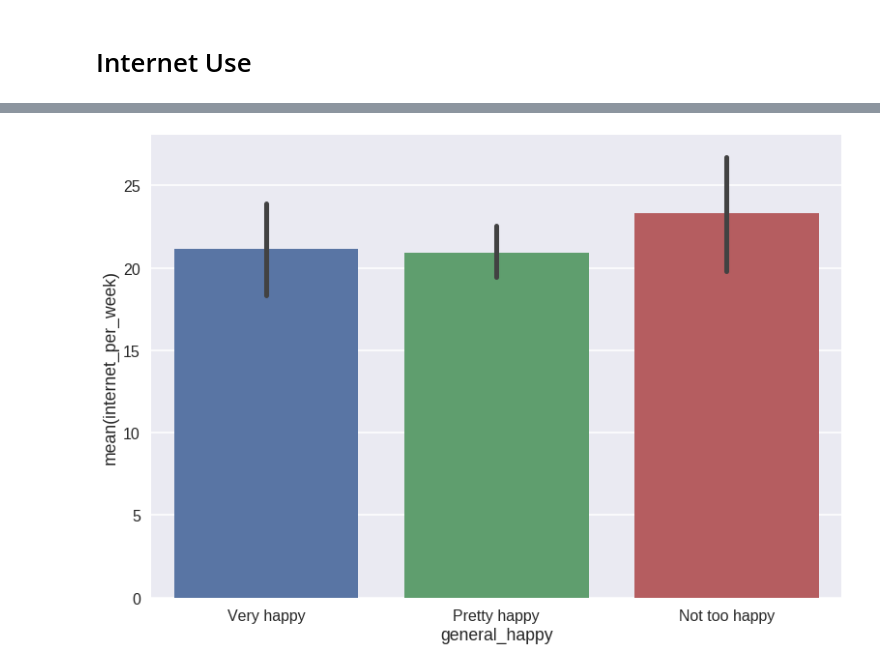
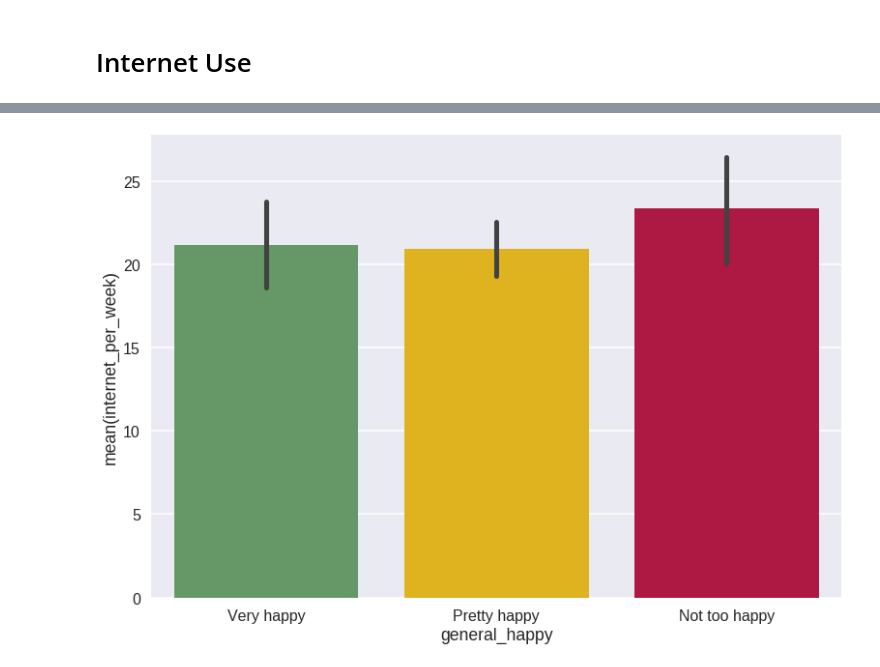
Before and after one commit to ContextLab/storytelling-with-data, a Jupyter notebook: data-stories/happiness/internet-use.ipynb, the cells around one changed output, grey strips where cells are left out. Cells and saved outputs as stored; diff of their text form; code cells hidden in the pictures.

```diff
--- a/data-stories/happiness/internet-use.ipynb
+++ b/data-stories/happiness/internet-use.ipynb
@@ -56,6 +100,8 @@ sns.plt.show()
 for p in ['Very happy', 'Pretty happy', 'Not too happy']:
     sns.distplot(data[data['general_happy'] == p]['internet_per_week'].dropna(), bins = 30, label = p)
 sns.plt.legend()
+flatui = ["#5DA05E", "#FFC300", "#C70039"]
+sns.set_palette(flatui)
 sns.plt.show()
 
 sns.violinplot(data = data, x = 'general_happy', y = 'internet_per_week',
@@ -67,11 +113,14 @@ sns.plt.show()
 # %%
 # Plot general internet use by general happiness:
 
 sns.barplot(data = data, x = 'general_happy', y = 'internet_per_week',
             order = ['Very happy', 'Pretty happy', 'Not too happy'])
+
+flatui = ["#5DA05E", "#FFC300", "#C70039"]
+sns.set_palette(flatui)
 sns.plt.show()
 # %% [output]
-[figure, old version]
+[figure, new version]
 # %%
 # Plot weekly internet use distribution by weekly happiness:
 
```
Also changed, not shown: parts of 14 cells of this notebook, 1 other file.
